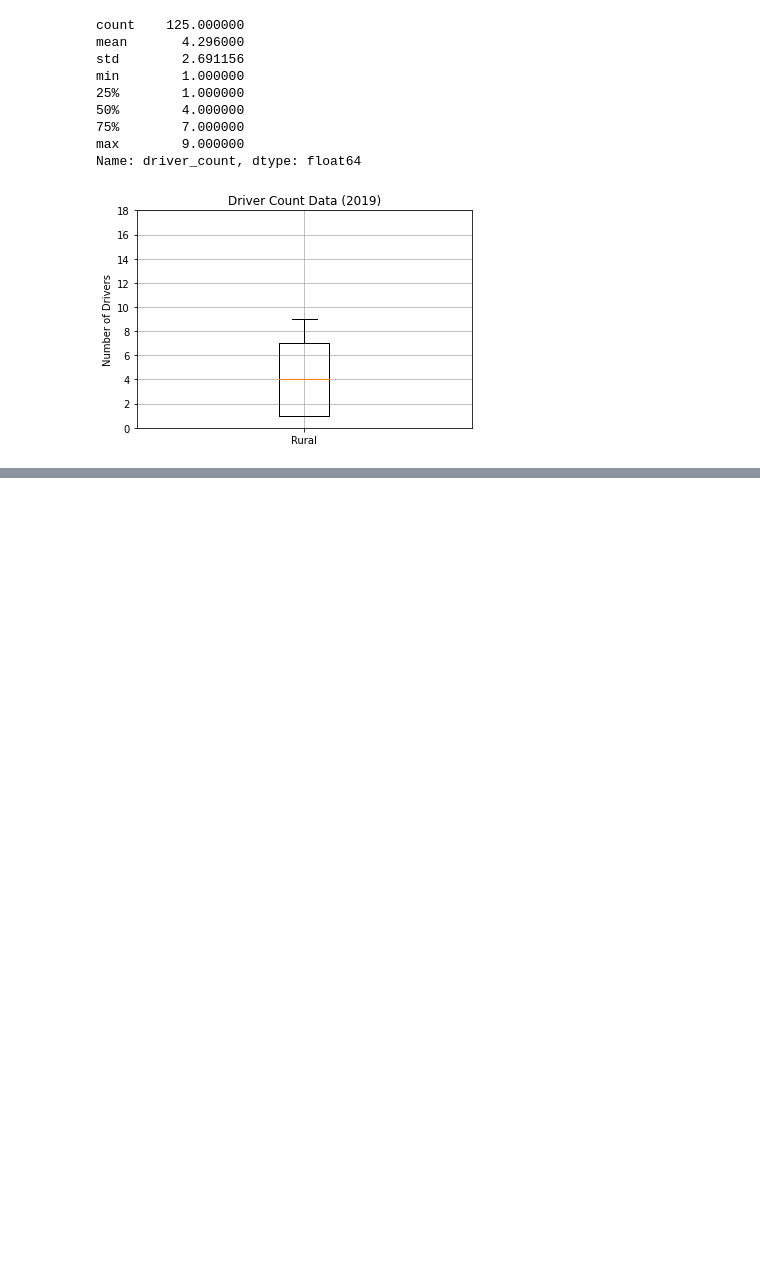
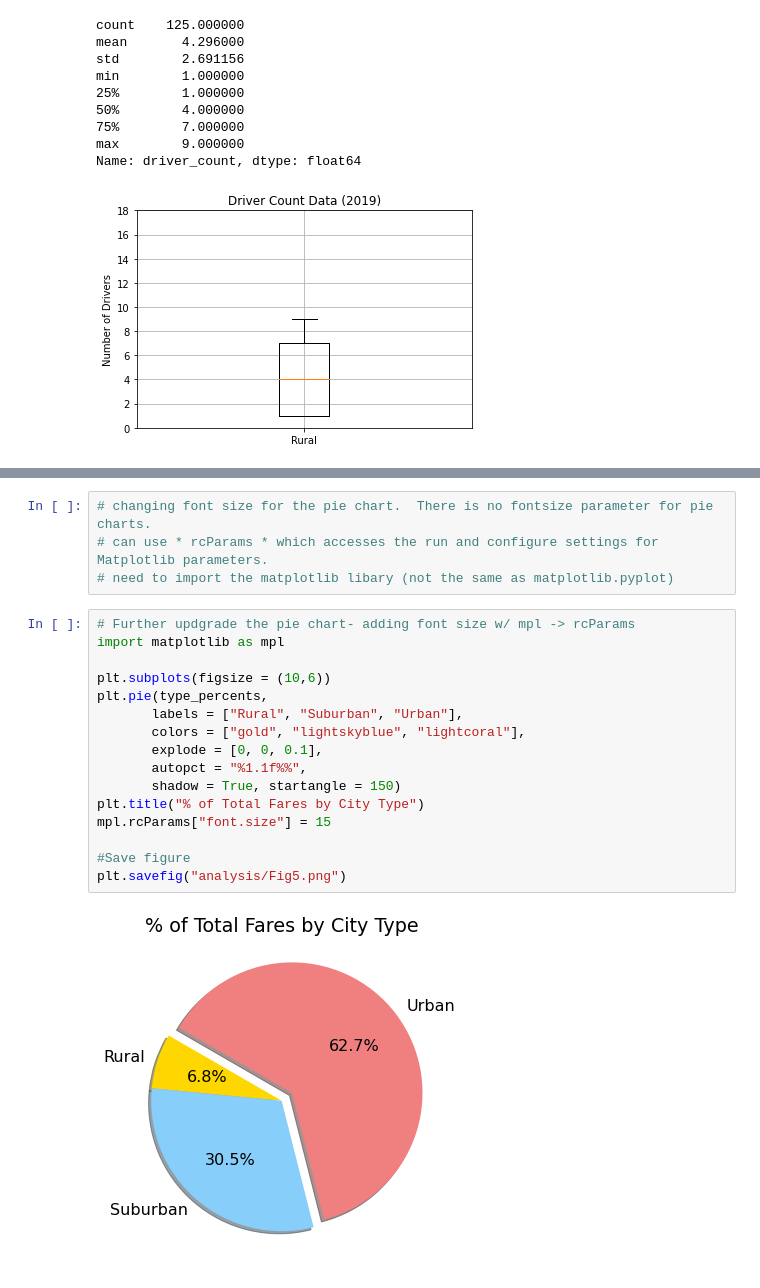
Before and after one commit to Nickguild1993/PyBer_Analysis, a Jupyter notebook: PyBer.ipynb, the cells around one changed output, grey strips where cells are left out. Cells and saved outputs as stored; diff of their text form; blank space fills up the shorter version.

```diff
--- a/PyBer.ipynb
+++ b/PyBer.ipynb
@@ -1034,0 +1117,22 @@ ax.
+# %%
+# changing font size for the pie chart.  There is no fontsize parameter for pie charts.
+# can use * rcParams * which accesses the run and configure settings for Matplotlib parameters.
+# need to import the matplotlib libary (not the same as matplotlib.pyplot)
+# %%
+# Further updgrade the pie chart- adding font size w/ mpl -> rcParams
+import matplotlib as mpl
+
+plt.subplots(figsize = (10,6))
+plt.pie(type_percents,
+       labels = ["Rural", "Suburban", "Urban"],
+       colors = ["gold", "lightskyblue", "lightcoral"],
+       explode = [0, 0, 0.1],
+       autopct = "%1.1f%%",
+       shadow = True, startangle = 150)
+plt.title("% of Total Fares by City Type")
+mpl.rcParams["font.size"] = 15
+
+#Save figure
+plt.savefig("analysis/Fig5.png")
+# %% [output]
+[figure, added]
```
Also changed, not shown: parts of 14 cells of this notebook, 1 other file.
